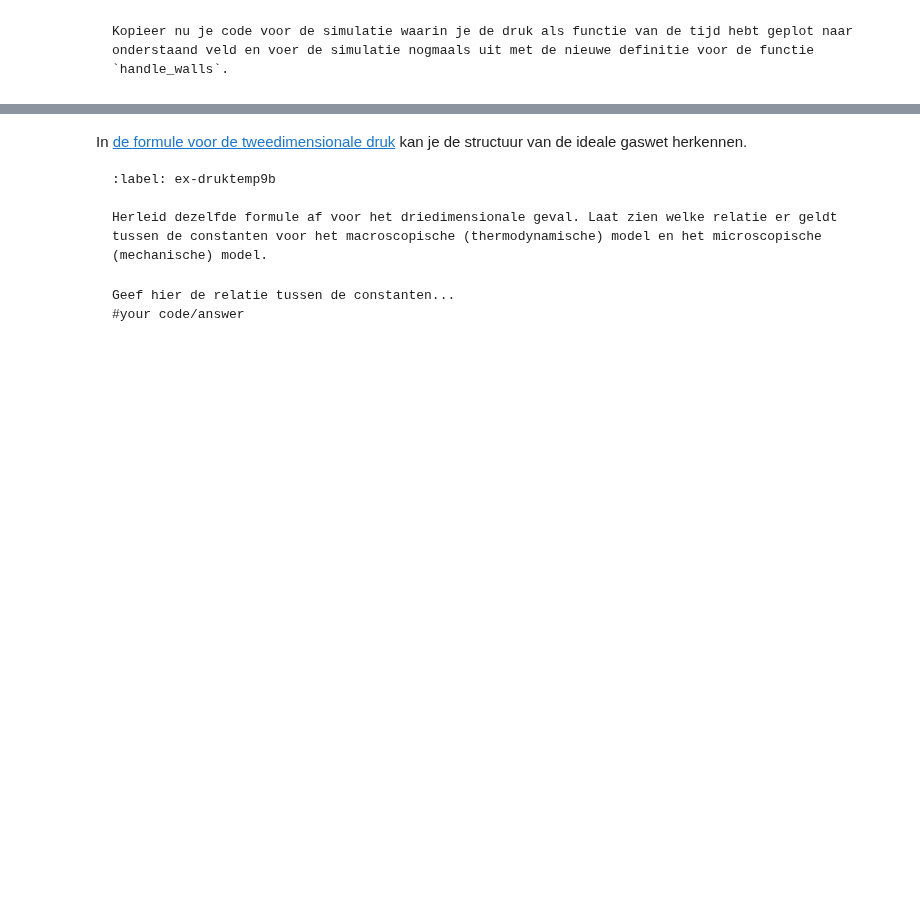
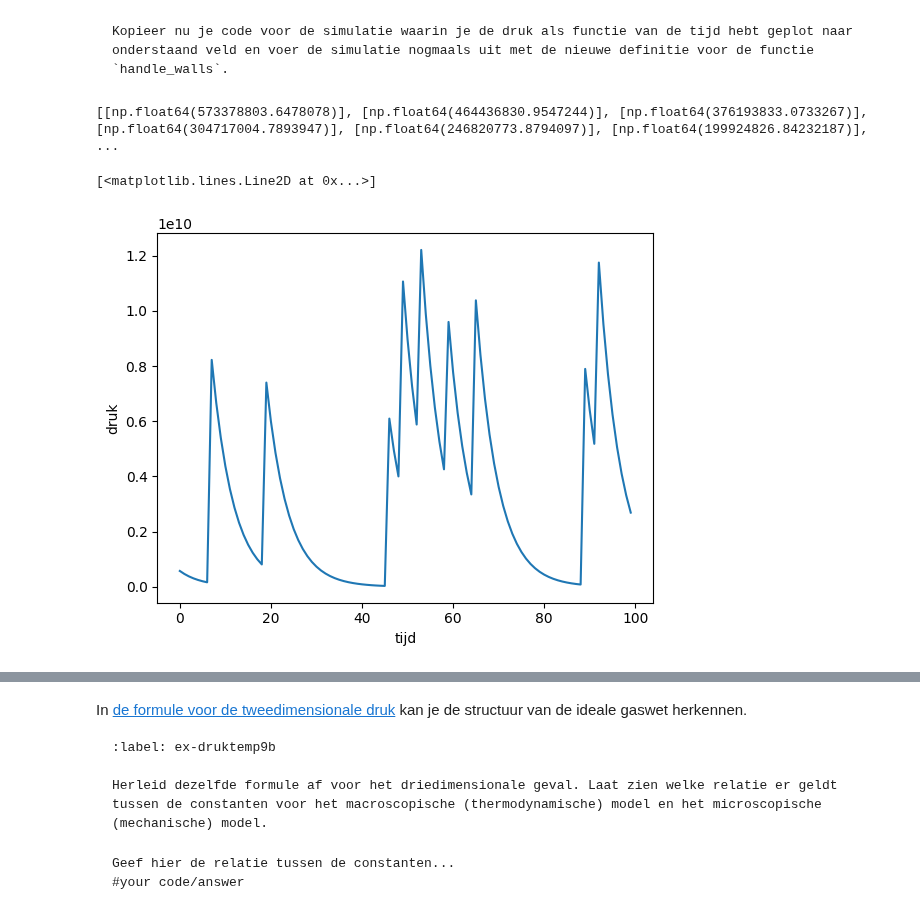
Before and after one commit to arenmeghdadi/314159265358979323846264338, a Jupyter notebook: Content/PySim/5_druktemp.ipynb, the cells around one changed output, grey strips where cells are left out. Cells and saved outputs as stored; diff of their text form; code cells hidden in the pictures; blank space fills up the shorter version.

````diff
--- a/Content/PySim/5_druktemp.ipynb
+++ b/Content/PySim/5_druktemp.ipynb
@@ -374,8 +368,22 @@ Kopieer nu je code voor de simulatie waarin je de druk als functie van de tijd h
 ```
 # %%
 # RUIMTE VOOR GEKOPIEERDE FUNCTIE
+pressures = []
+for i in range(100):
+    take_time_step(particles)
+    handle_walls(particles)
+    pressures.append([pressure])
+print(pressures)
 
+plt.figure()
+plt.xlabel('tijd')
+plt.ylabel('druk')
+plt.plot(pressures)
 #your code/answer
+# %% [output]
+[[np.float64(573378803.6478078)], [np.float64(464436830.9547244)], [np.float64(376193833.0733267)], [np.float64(304717004.7893947)], [np.float64(246820773.8794097)], [np.float64(199924826.84232187)],  ...
+[<matplotlib.lines.Line2D at 0x...>]
+[figure, added]
 # %% [markdown]
 Met de middeling kan je beter zien wat de gemiddelde waarde voor de druk in dit systeem is. Als dit voor jouw simulatie lastig is kan je de factor `alpha` aanpassen in de functie 'handle_walls`, zodat je over een langere periode het gemiddelde neemt. Hou daarbij wel rekening met de eis in [bovenstaande formule](#int_norm)
 
````
Also changed, not shown: parts of 7 cells of this notebook.
